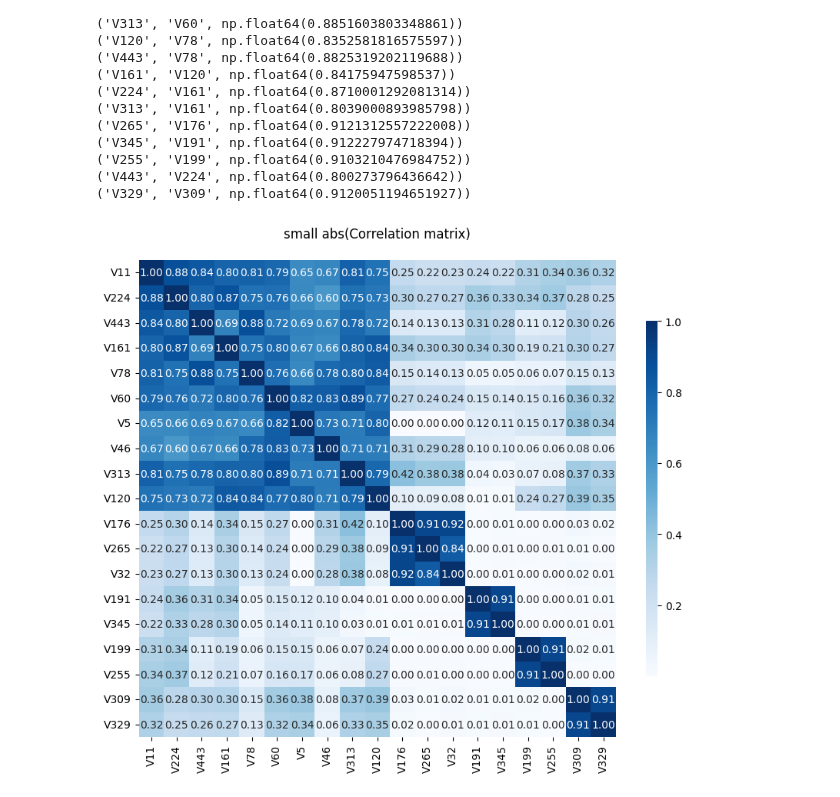
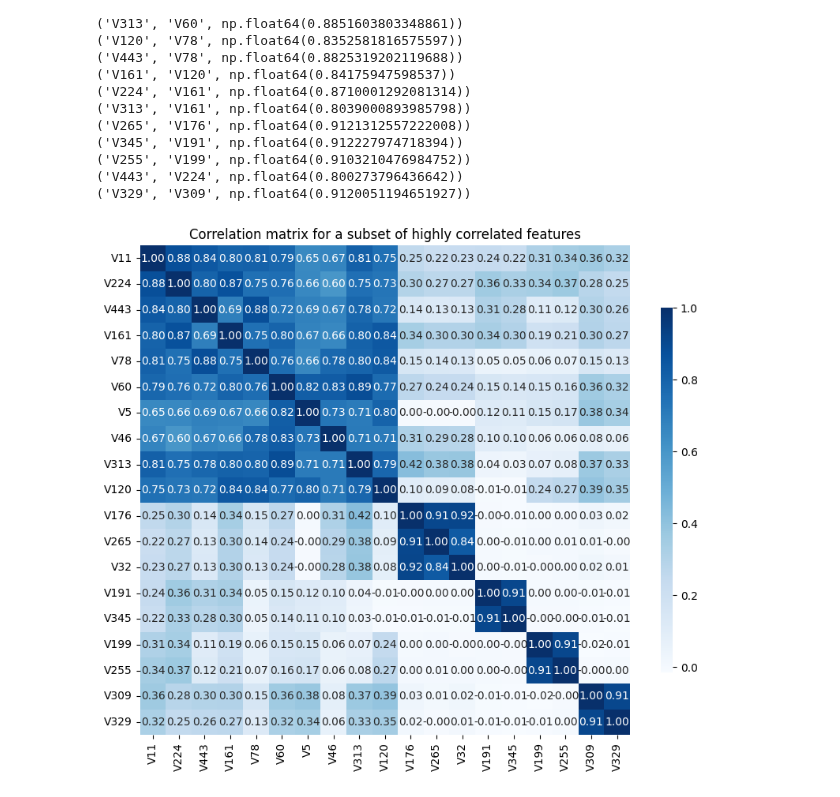
Before and after one commit to olaidczak/cost-sensitive-marketing, a Jupyter notebook: src/feature_selection/eda.ipynb, the cells around one changed output. Cells and saved outputs as stored; diff of their text form; code cells hidden in the pictures.

```diff
--- a/src/feature_selection/eda.ipynb
+++ b/src/feature_selection/eda.ipynb
@@ -52,12 +77,12 @@ plt.show()
 # %%
-corr_matrix = np.abs(X_train.corr())
+corr_matrix = X_train.corr()
 fig, ax = plt.subplots(figsize=(13, 13))
 sns.heatmap(
     corr_matrix,
     square=True,
     cmap="Blues",
     cbar_kws={"shrink": 0.6, "aspect": 30})
-plt.title("abs(Correlation matrix)\nafter deduplication")
+plt.title("Correlation matrix after deduplication")
 plt.show()
 
 # intersting grid-like pattern
@@ -66,9 +91,8 @@ plt.show()
 # %% [markdown]
 ## First step of feature selection
 # %%
-# columns with correlation > 0.8
-corr_matrix = np.abs(X_train.corr())
-upper = corr_matrix.where(np.triu(np.ones(corr_matrix.shape), k=1).astype(bool))
+# columns with abs(correlation) > 0.8
+upper = abs(corr_matrix).where(np.triu(np.ones(corr_matrix.shape), k=1).astype(bool))
 
 cols = []
 high_corr_pairs = []
@@ -106,42 +130,23 @@ for elem in high_corr_pairs:
 ('V443', 'V224', np.float64(0.800273796436642))
 ('V329', 'V309', np.float64(0.9120051194651927))
 # %%
-c = [
-    "V11",
-    "V224",
-    "V443",
-    "V161",
-    "V78",
-    "V60",
-    "V5",
-    "V46",
-    "V313",
-    "V120",
-    "V176",
-    "V265",
-    "V32",
-    "V191",
-    "V345",
-    "V199",
-    "V255",
-    "V309",
-    "V329",
-]
+c = ['V11', 'V224', 'V443', 'V161', 'V78', 'V60', 'V5', 'V46', 'V313', 'V120', 'V176', 'V265', 'V32', 'V191', 'V345', 'V199', 'V255', 'V309', 'V329']
+
 a = corr_matrix.loc[c, c]
 fig, ax = plt.subplots(figsize=(10, 10))
 sns.heatmap(
     a,
     annot=True,
     fmt=".2f",
     square=True,
     # vmin=0.6,
     cmap="Blues",
     cbar_kws={"shrink": 0.6, "aspect": 30},
 )
-plt.title("small abs(Correlation matrix)\n")
+plt.title("Correlation matrix for a subset of highly correlated features")
 plt.show()
 
 # here we can see clearly the 5 groups
 # for the 4 small grous we will keep one variable and then we will think what to do with the big group
 # %% [output]
-[figure, old version]
+[figure, new version]
```
Also changed, not shown: parts of 8 cells of this notebook, 3 other files.
